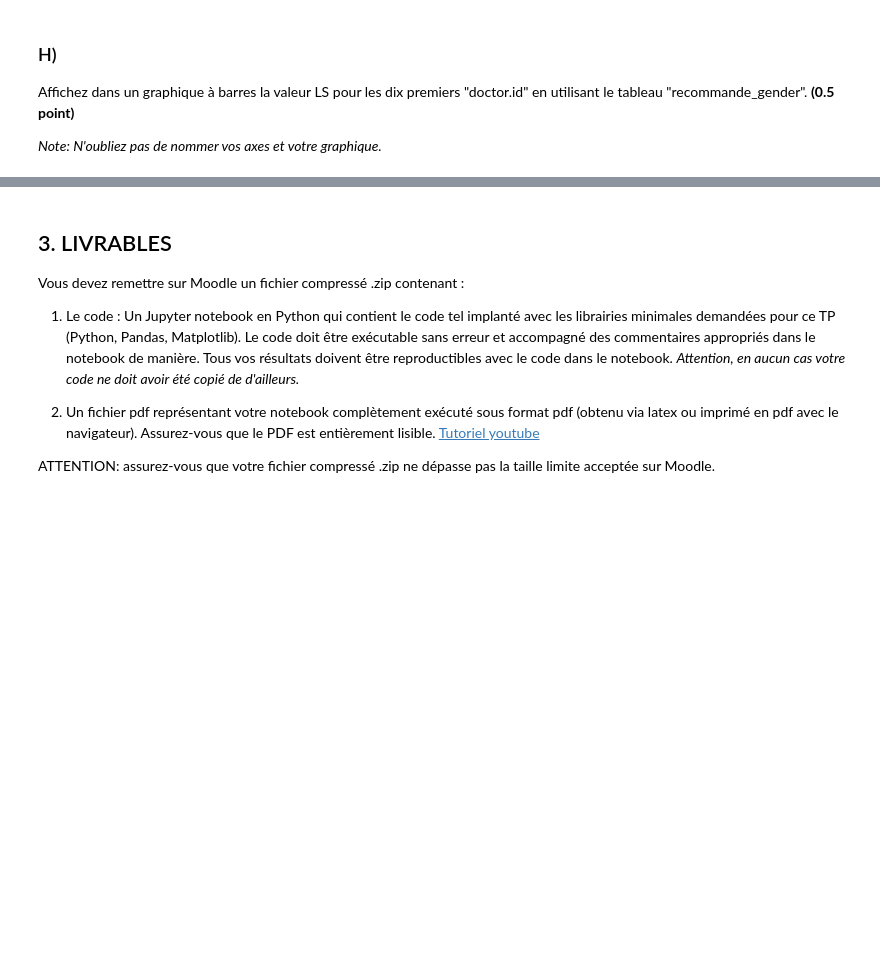
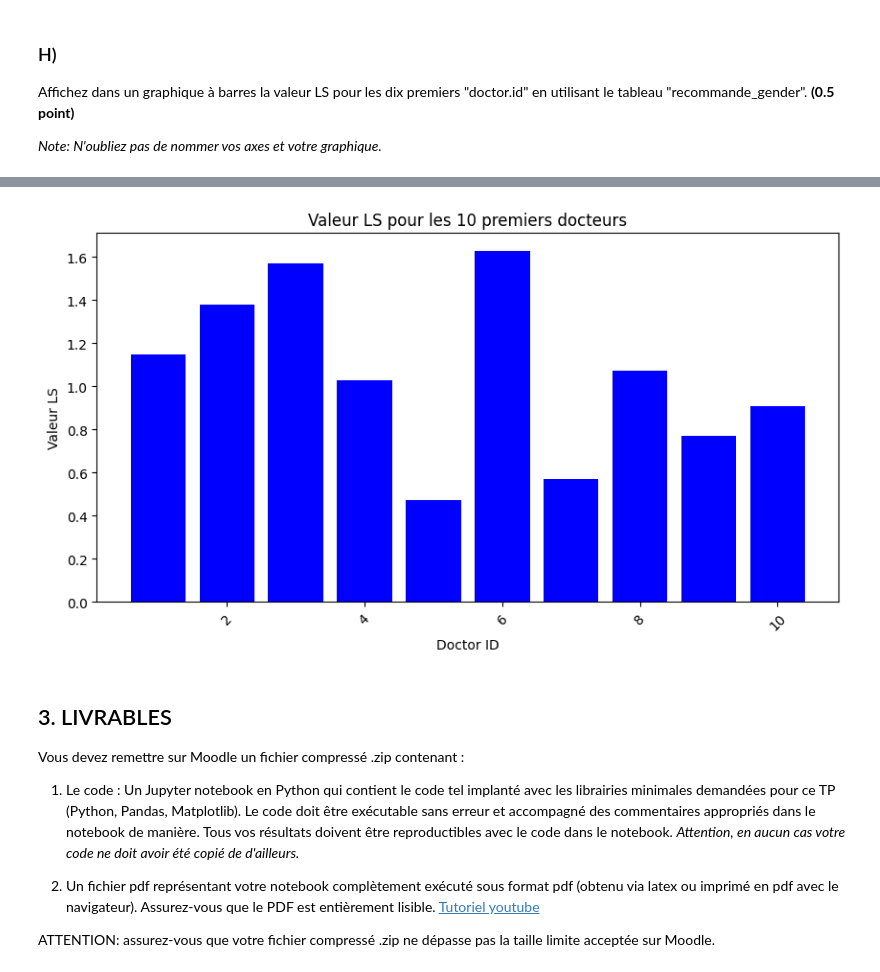
Before and after one commit to mohamedali05/INF8008, a Jupyter notebook: TP3/INF8008_TP3_LAJNEF_KLASING.ipynb, the cells around one changed output, grey strips where cells are left out. Drawn from its saved outputs; the diff is of its cells as text; code cells hidden in the pictures; blank space fills up the shorter version.

```diff
--- a/TP3/INF8008_TP3_LAJNEF_KLASING.ipynb
+++ b/TP3/INF8008_TP3_LAJNEF_KLASING.ipynb
@@ -361,0 +384,24 @@ def ratio_vraisemblance(EH, EnH, nEH, nEnH):
+# %%
+grouped = merged_df.groupby(["doctor.id", "gender"])
+grouped_recommande = grouped["recommande"].apply(recommande_tbl).reset_index(level=2, drop=True)
+# display(grouped_recommande.head())
+
+recommande_gender = grouped_recommande.pivot_table(
+    index="doctor.id",
+    columns="gender",
+    values=["recommande", "recommandePas"],
+    aggfunc="sum"
+)
+
+
+recommande_gender.fillna(0, inplace=True)
+
+recommande_gender["LS"] = ratio_vraisemblance(
+    recommande_gender[("recommande", "F")],
+    recommande_gender[("recommandePas", "F")],
+    recommande_gender[("recommande", "M")],
+    recommande_gender[("recommandePas", "M")]
+)
+
+
+display(recommande_gender.head())
@@ -373,3 +422,25 @@ import matplotlib.pyplot as plt
+# %%
+import matplotlib.pyplot as plt
+
+# Sélectionner les dix premiers "doctor.id" et leurs valeurs LS
+First_10_doctors = recommande_gender["LS"].head(10)
+
+# Création du graphique à barres
+plt.figure(figsize=(10, 5))
+plt.bar(First_10_doctors.index, First_10_doctors.values, color='blue')
+
+# Ajout de titres et labels
+plt.xlabel("Doctor ID")
+plt.ylabel("Valeur LS")
+plt.title("Valeur LS pour les 10 premiers docteurs")
+plt.xticks(rotation=45)
+
+# Affichage du graphique
+plt.show()
+
+# TODO:
+# %% [output]
+[figure, added]
 # %% [markdown]
 ## 3. LIVRABLES
 Vous devez remettre sur Moodle un fichier compressé .zip contenant :
```
Also changed, not shown: parts of 10 cells of this notebook.
